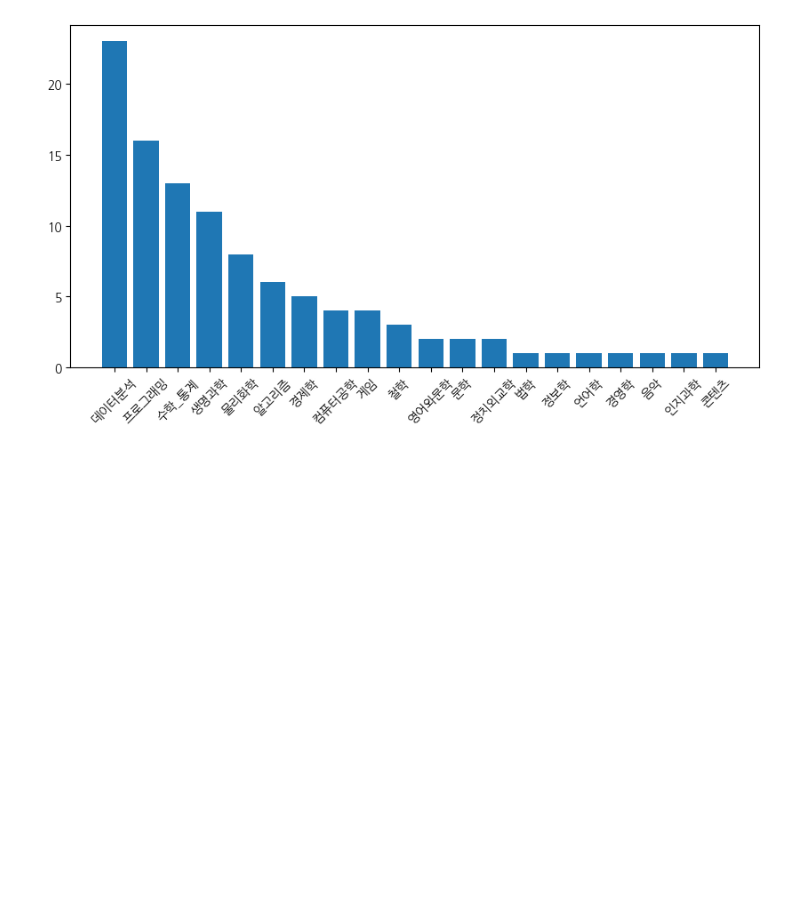
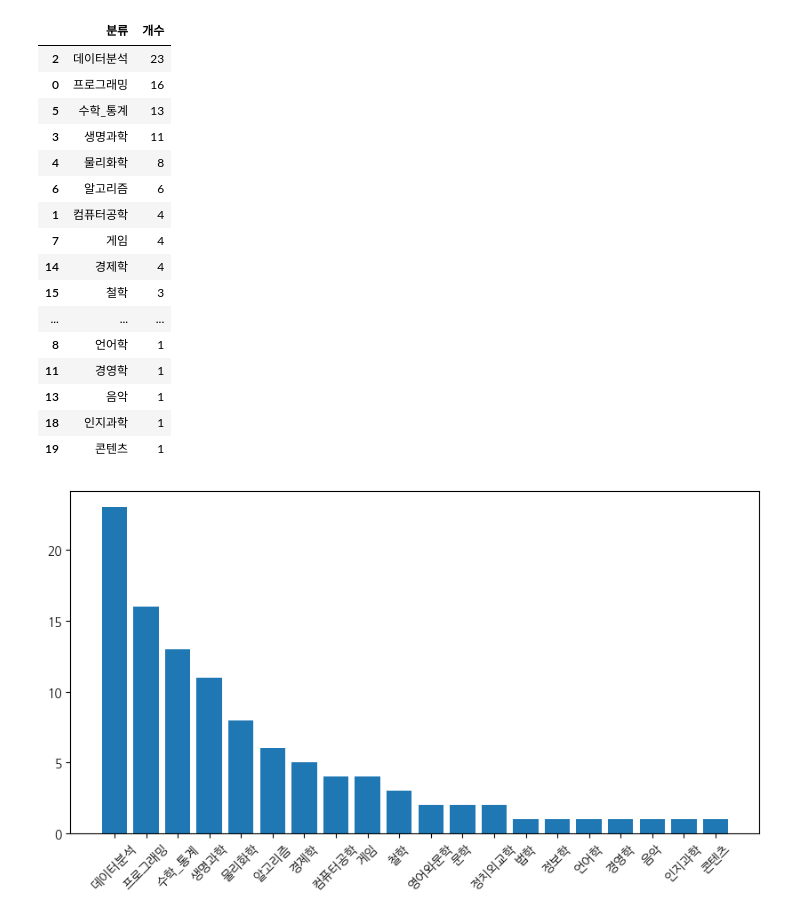
Before and after one commit to Song-Juntae/references, a Jupyter notebook: reference.ipynb, the cells around one changed output. Saved outputs shown, nothing was run; the diff lists cells and outputs as text; code cells hidden in the pictures; blank space fills up the shorter version.

```diff
--- a/reference.ipynb
+++ b/reference.ipynb
@@ -94,3 +83,23 @@ df_reference_정리
+# %%
+df_reference_정리[['분류','개수']].sort_values('개수', ascending=False)
+# %% [output]
+|  | 분류 | 개수 |
+| 2 | 데이터분석 | 23 |
+| 0 | 프로그래밍 | 16 |
+| 5 | 수학_통계 | 13 |
+| 3 | 생명과학 | 11 |
+| 4 | 물리화학 | 8 |
+| 6 | 알고리즘 | 6 |
+| 1 | 컴퓨터공학 | 4 |
+| 7 | 게임 | 4 |
+| 14 | 경제학 | 4 |
+| 15 | 철학 | 3 |
+| ... | ... | ... |
+| 8 | 언어학 | 1 |
+| 11 | 경영학 | 1 |
+| 13 | 음악 | 1 |
+| 18 | 인지과학 | 1 |
+| 19 | 콘텐츠 | 1 |
 # %%
 df_reference_정리 = df_reference_정리.sort_values('개수', ascending=False)
 
```
Also changed, not shown: parts of 5 cells of this notebook.
